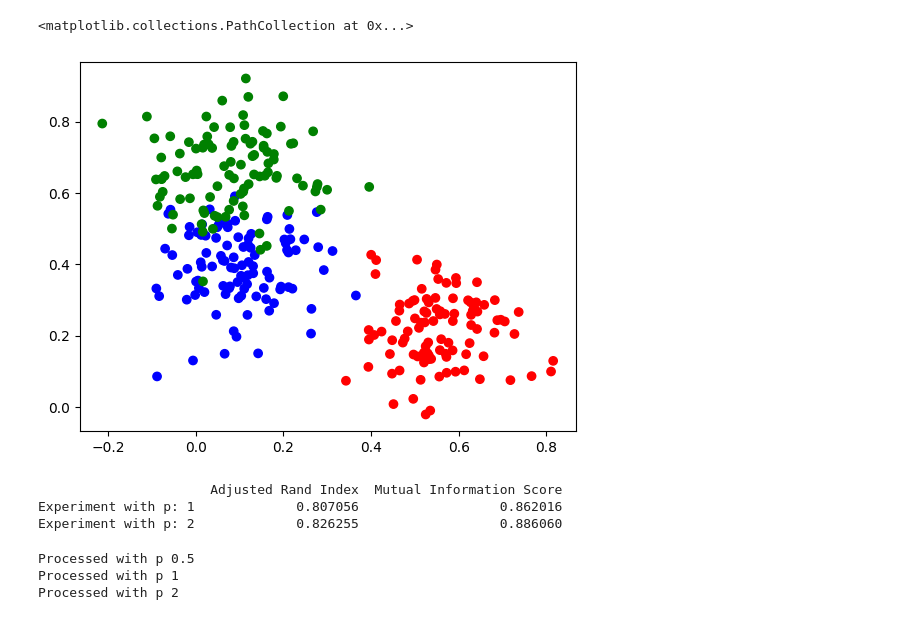
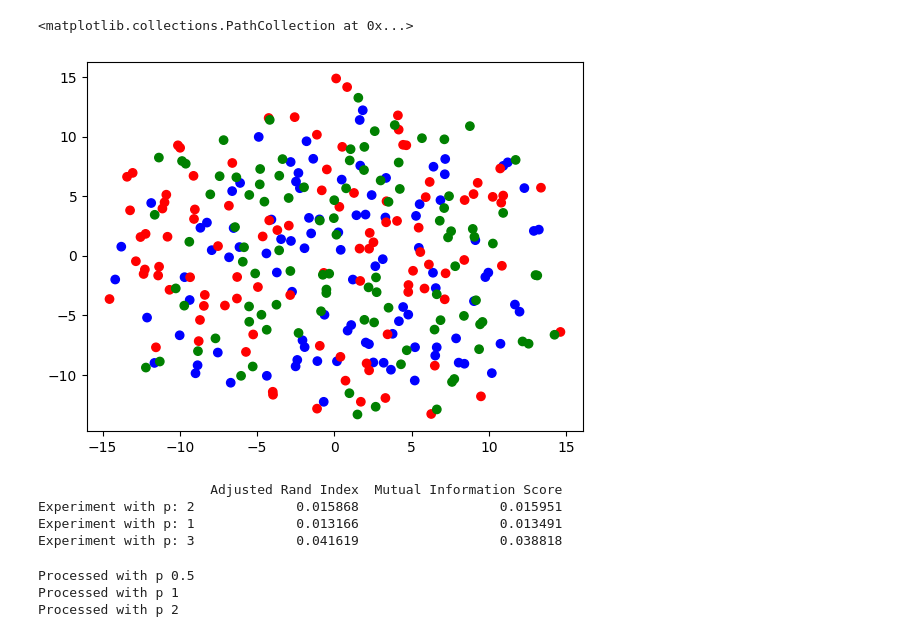
Before and after one commit to alexgiving/LKMeans, a Jupyter notebook: notebook-transformer.ipynb, the cells around one changed output. Saved outputs shown, nothing was run; the diff lists cells and outputs as text; code cells hidden in the pictures.

```diff
--- a/notebook-transformer.ipynb
+++ b/notebook-transformer.ipynb
@@ -160,51 +177,69 @@ class MetricTable:
     def print(self) -> None:
         print(pd.concat(self.frames, join="inner"))
 # %%
-dimension = 2 # dimensionality
+from sklearn.manifold import TSNE
+
+
+dimension = 10 # dimensionality
 n_clusters = 3 # Number of clusters
-distance_factor = 1 # allows to increase distances between cluster centroids
+distance_factor = 0.1 # allows to increase distances between cluster centroids
 sigma = 0.1 # STD distribution
+n_points_per_cluster = 100
 
 centroid_locations = generate_cluster_centroids(
     dimension=dimension,
     n_clusters=n_clusters,
     distance_factor=distance_factor
 )
 
 clusters, labels = generate_gaussian_clusters(
     dimension=dimension,
     sigma=sigma,
-    centroid_locations=centroid_locations
+    centroid_locations=centroid_locations,
+    n_points_per_cluster=n_points_per_cluster
 )
 
 color_map = {
     0: 'blue',
     1: 'red',
     2: 'green'
 }
 
 colors = [color_map[label] for label in labels]
-plt.scatter(clusters[:,0], clusters[:,1], c=colors)
+tsne = TSNE(n_components=2)
+clusters_tsne = tsne.fit_transform(clusters)
+plt.scatter(clusters_tsne[:,0], clusters_tsne[:,1], c=colors)
 # %% [output]
 <matplotlib.collections.PathCollection at 0x...>
-[figure, old version]
+[figure, new version]
 # %%
-p = 1
 frames = []
 
 metrics = MetricTable()
 
-for p in [1, 2]:
+for p in [2, 1, 3]:
     kmeans = KMeans(n_clusters=n_clusters, p=p)
     generated_centroids, generated_labels = kmeans.fit(clusters)
     frame = get_one_experiment_metrics(labels, generated_labels, p)
     metrics.add_frame(frame)
 
+    # colors = [color_map[label] for label in generated_labels]
+    # tsne = TSNE(n_components=2)
+    # concuted = np.concatenate((clusters, np.array(generated_centroids)), axis=0)
+    # clusters_tsne = tsne.fit_transform(concuted)
+
+    # clusters_print = clusters_tsne[-len(generated_centroids):,:]
+    # plt.scatter(clusters_tsne[:-len(generated_centroids),0], clusters_tsne[:-len(generated_centroids),1], c=colors)
+    # centroids = clusters_tsne[-len(generated_centroids):]
+    # print(centroids)
+    # plt.scatter(clusters_tsne[-len(generated_centroids):,0], clusters_tsne[-len(generated_centroids):,1], marker='*')
+
 metrics.print()
 # %% [output]
                       Adjusted Rand Index  Mutual Information Score
-Experiment with p: 1             0.807056                  0.862016
-Experiment with p: 2             0.826255                  0.886060
+Experiment with p: 2             0.015868                  0.015951
+Experiment with p: 1             0.013166                  0.013491
+Experiment with p: 3             0.041619                  0.038818
 # %%
 from sklearn.decomposition import PCA
 from sklearn.manifold import TSNE
```
Also changed, not shown: parts of 2 cells of this notebook.
